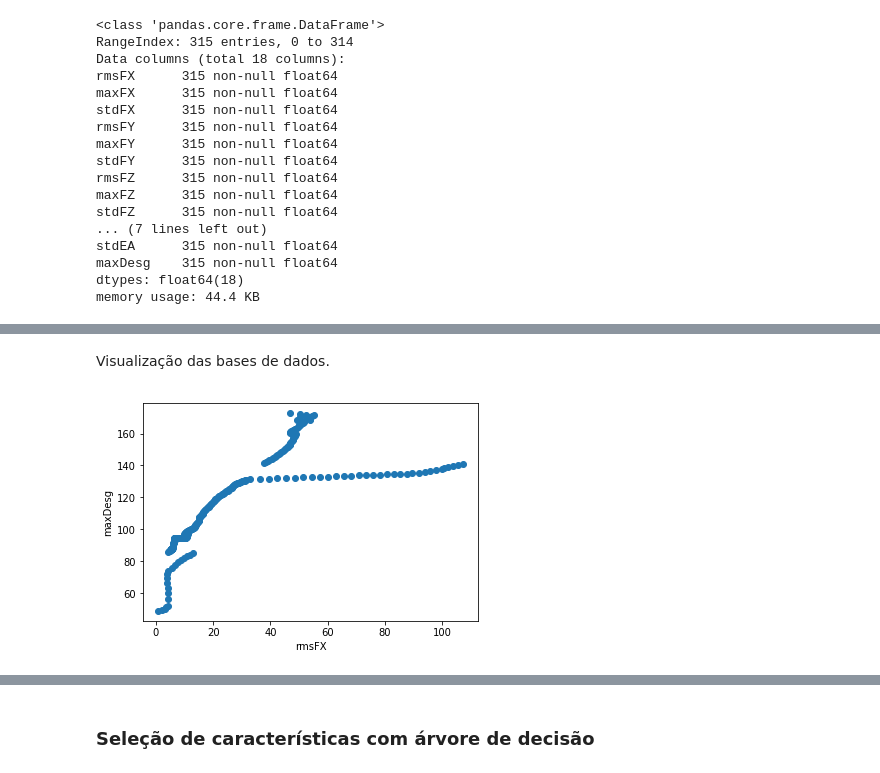
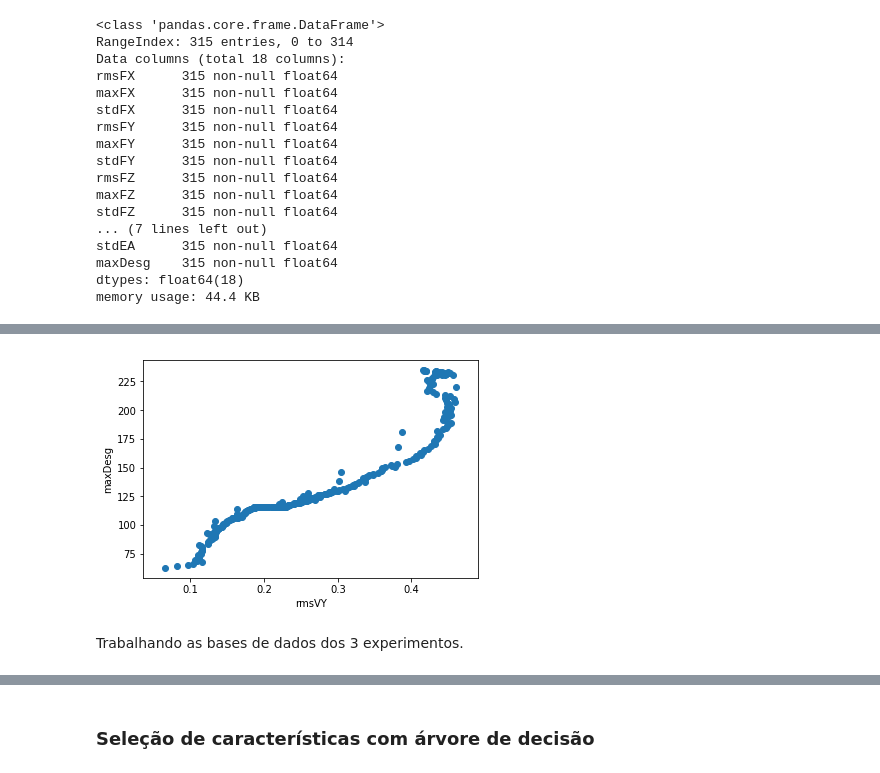
Before and after one commit to IarahAlmeida/IA, a Jupyter notebook: Trabalho final.ipynb, the cells around one changed output, grey strips where cells are left out. Cells and saved outputs as stored; diff of their text form; code cells hidden in the pictures.

```diff
--- a/Trabalho final.ipynb
+++ b/Trabalho final.ipynb
@@ -180,9 +199,9 @@ memory usage: 44.4 KB
+# %%
+plt.scatter(df6.rmsVY, df6.maxDesg)
+plt.xlabel('rmsVY')
+plt.ylabel('maxDesg')
+plt.show()
+# %% [output]
+[figure, added]
 # %% [markdown]
-Visualização das bases de dados.
+Trabalhando as bases de dados dos 3 experimentos.
-# %%
-plt.scatter(df1.rmsFX, df1.maxDesg)
-plt.xlabel('rmsFX')
-plt.ylabel('maxDesg')
-plt.show()
-# %% [output]
-[figure, removed]
```
Also changed, not shown: parts of 69 cells of this notebook.
